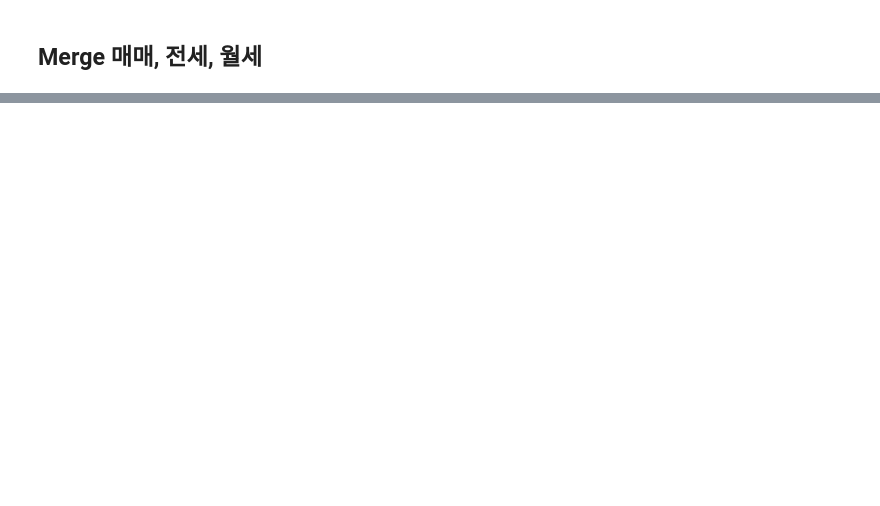
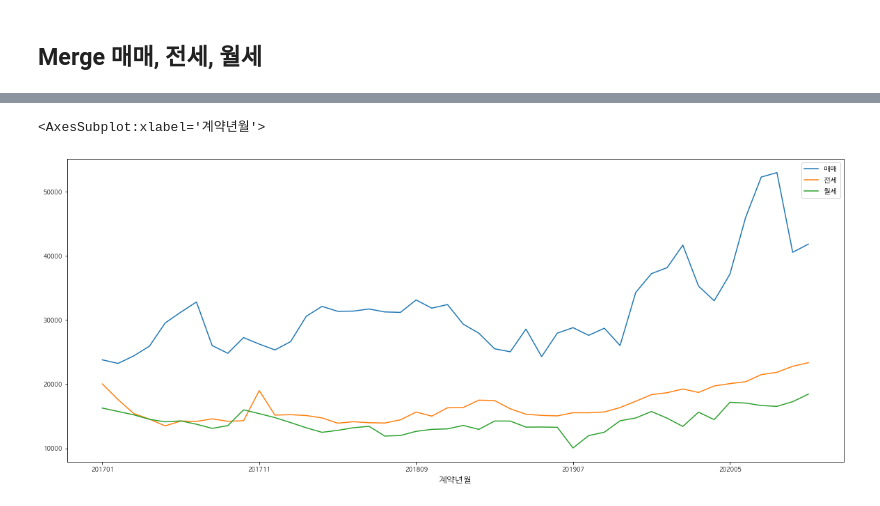
Before and after one commit to metterian/sejong-house-market-analyse, a Jupyter notebook: clustering_by_house.ipynb, the cells around one changed output, grey strips where cells are left out. Saved outputs shown, nothing was run; the diff lists cells and outputs as text; code cells hidden in the pictures; blank space fills up the shorter version.

```diff
--- a/clustering_by_house.ipynb
+++ b/clustering_by_house.ipynb
@@ -248,0 +288,6 @@ Name: 계약년월, Length: 57304, dtype: object
+# %%
+apt_mean_trd = apt_mean[apt_mean['유형']=='매매'].drop('유형', axis=1).rename(columns={'거래금액':'매매'})
+apt_mean_yr = apt_mean[apt_mean['유형']=='전세'].drop('유형', axis=1).rename(columns={'거래금액':'전세'})
+apt_mean_mth = apt_mean[apt_mean['유형']=='월세'].drop('유형', axis=1).rename(columns={'거래금액':'월세'})
+# %%
+apt_mean = apt_mean_trd.merge(apt_mean_yr.merge(apt_mean_mth))
@@ -248,0 +301,5 @@ Name: 계약년월, Length: 57304, dtype: object
+# %%
+apt_mean.plot(x='계약년월',figsize=(20,8))
+# %% [output]
+<AxesSubplot:xlabel='계약년월'>
+[figure, added]
```
Also changed, not shown: parts of 12 cells of this notebook, 2 other files.
